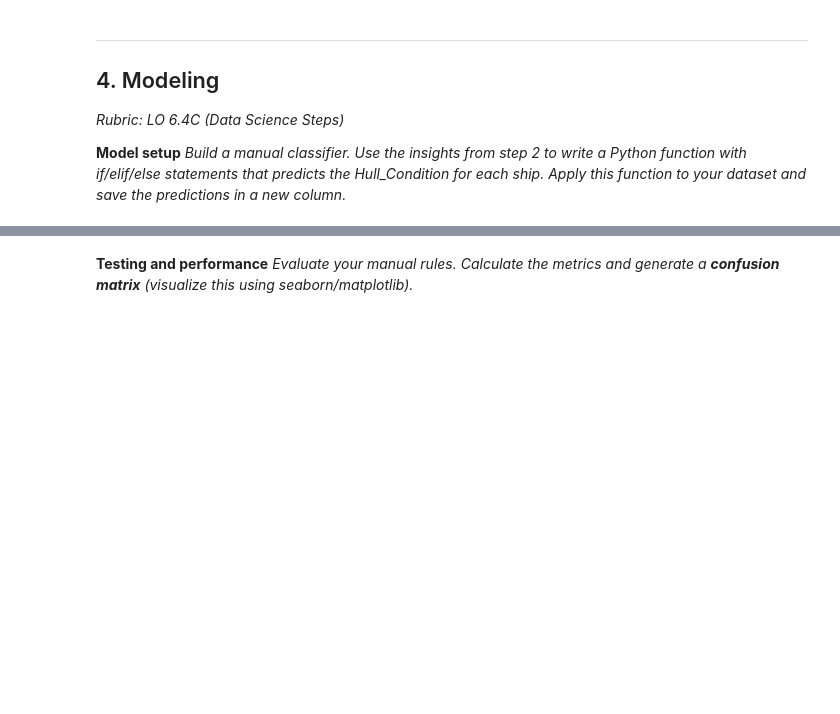
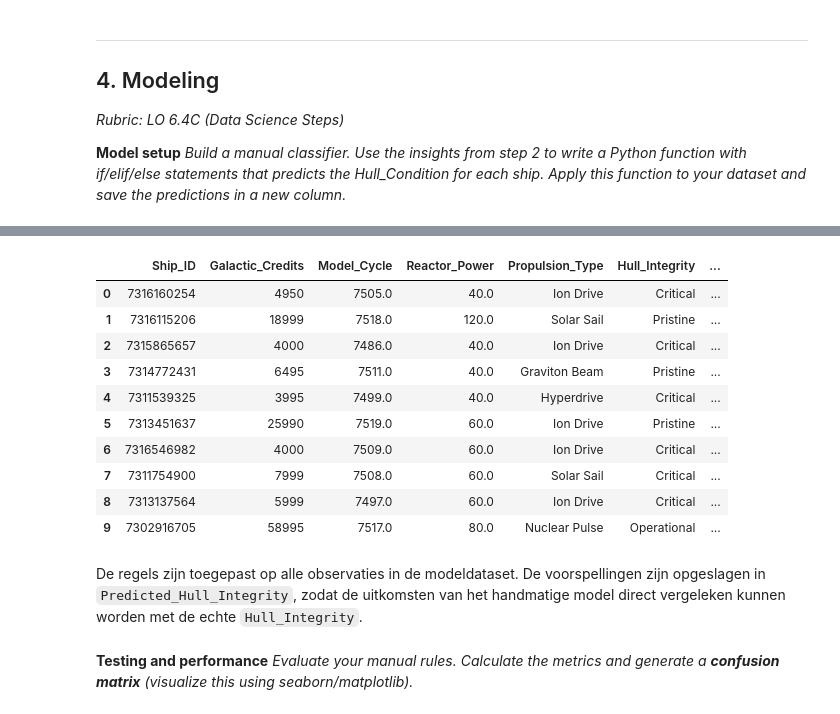
Before and after one commit to AchrafEAE/DDD, a Jupyter notebook: herkansing/iteratie2 herkansing.ipynb, the cells around one changed output, grey strips where cells are left out. Drawn from its saved outputs; the diff is of its cells as text; code cells hidden in the pictures; blank space fills up the shorter version.

```diff
--- a/herkansing/iteratie2 herkansing.ipynb
+++ b/herkansing/iteratie2 herkansing.ipynb
@@ -664,0 +754,25 @@ De data preparation heeft de juiste resultaten opgeleverd. De merge is correct u
+# %%
+def classify_ship(row):
+    if row["Reactor_Power"] > 140:
+        return "Critical"
+
+    elif row["Model_Cycle"] <= 7505:
+        return "Critical"
+
+    elif row["Propulsion_Type"] == "Nuclear Pulse" and row["Galactic_Credits"] <= 16000:
+        return "Critical"
+
+    elif row["Galactic_Credits"] <= 8000 and row["Model_Cycle"] <= 7512:
+        return "Critical"
+
+    elif row["Model_Cycle"] >= 7518 and row["Galactic_Credits"] >= 28000:
+        return "Pristine"
+
+    elif row["Propulsion_Type"] in ["Antimatter", "Graviton Beam"] and row["Model_Cycle"] >= 7515:
+        return "Pristine"
+
+    elif row["Galactic_Credits"] >= 30000 and row["Model_Cycle"] >= 7516:
+        return "Pristine"
+
+    else:
+        return "Operational"
@@ -665,3 +783,33 @@ De data preparation heeft de juiste resultaten opgeleverd. De merge is correct u
+# %%
+df_model["Predicted_Hull_Integrity"] = df_model.apply(classify_ship, axis=1)
+
+display(
+    df_model[
+        [
+            "Ship_ID",
+            "Galactic_Credits",
+            "Model_Cycle",
+            "Reactor_Power",
+            "Propulsion_Type",
+            "Hull_Integrity",
+            "Predicted_Hull_Integrity",
+        ]
+    ].head(10)
+)
+# %% [output]
+|  | Ship_ID | Galactic_Credits | Model_Cycle | Reactor_Power | Propulsion_Type | Hull_Integrity | ... |
+| 0 | 7316160254 | 4950 | 7505.0 | 40.0 | Ion Drive | Critical | ... |
+| 1 | 7316115206 | 18999 | 7518.0 | 120.0 | Solar Sail | Pristine | ... |
+| 2 | 7315865657 | 4000 | 7486.0 | 40.0 | Ion Drive | Critical | ... |
+| 3 | 7314772431 | 6495 | 7511.0 | 40.0 | Graviton Beam | Pristine | ... |
+| 4 | 7311539325 | 3995 | 7499.0 | 40.0 | Hyperdrive | Critical | ... |
+| 5 | 7313451637 | 25990 | 7519.0 | 60.0 | Ion Drive | Pristine | ... |
+| 6 | 7316546982 | 4000 | 7509.0 | 60.0 | Ion Drive | Critical | ... |
+| 7 | 7311754900 | 7999 | 7508.0 | 60.0 | Solar Sail | Critical | ... |
+| 8 | 7313137564 | 5999 | 7497.0 | 60.0 | Ion Drive | Critical | ... |
+| 9 | 7302916705 | 58995 | 7517.0 | 80.0 | Nuclear Pulse | Operational | ... |
+# %% [markdown]
+De regels zijn toegepast op alle observaties in de modeldataset. De voorspellingen zijn opgeslagen in `Predicted_Hull_Integrity`, zodat de uitkomsten van het handmatige model direct vergeleken kunnen worden met de echte `Hull_Integrity`.
 # %% [markdown]
 **Testing and performance**
 *Evaluate your manual rules. Calculate the metrics and generate a **confusion matrix** (visualize this using seaborn/matplotlib).*
```
Also changed, not shown: parts of 14 cells of this notebook, 1 other file.
